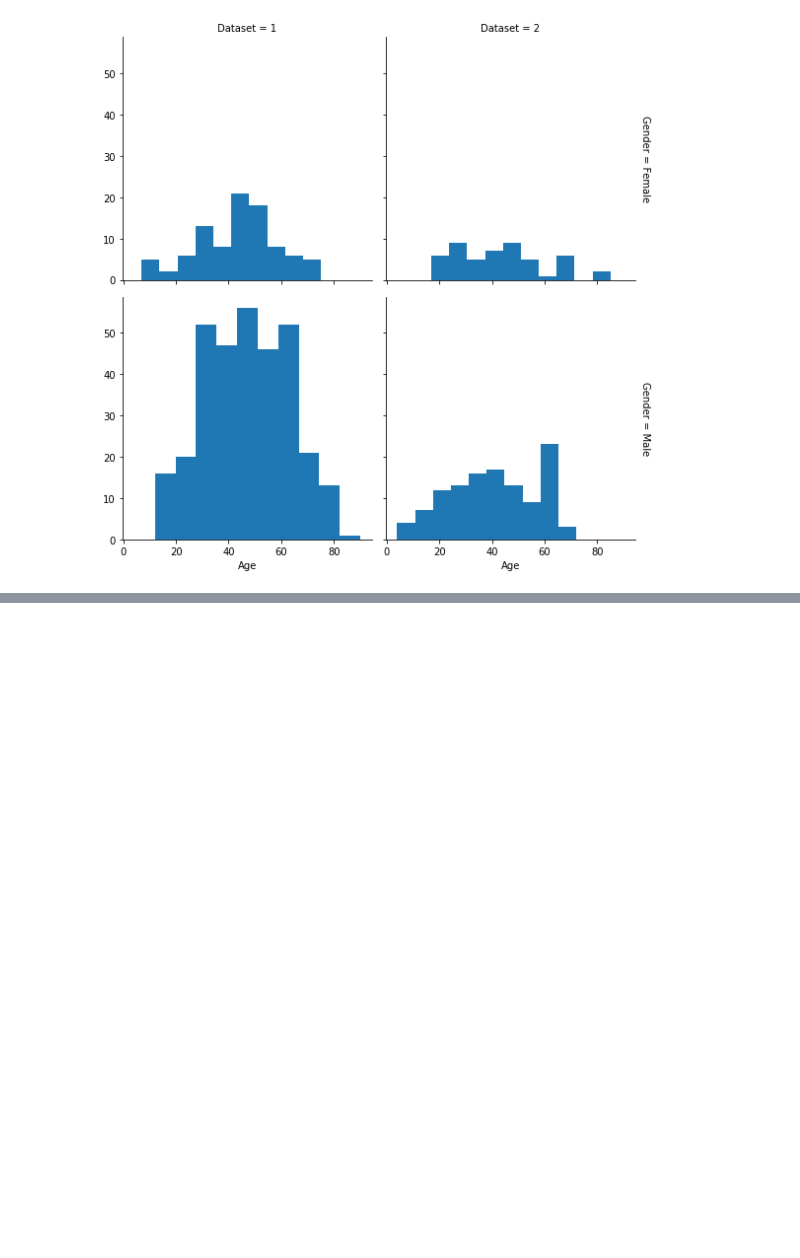
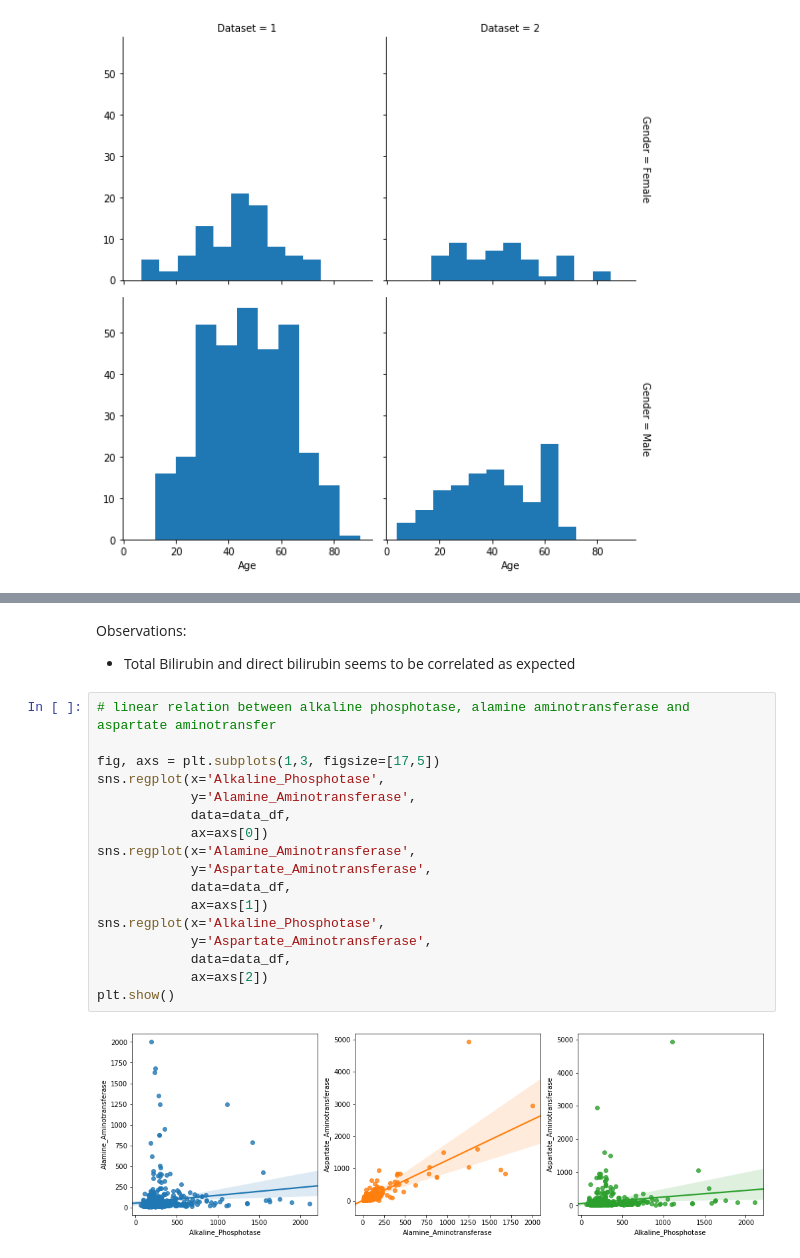
Before and after one commit to IndML101/Liver-Patients, a Jupyter notebook: Liver-Patients.ipynb, the cells around one changed output, grey strips where cells are left out. Drawn from its saved outputs; the diff is of its cells as text; blank space fills up the shorter version.

```diff
--- a/Liver-Patients.ipynb
+++ b/Liver-Patients.ipynb
@@ -289,0 +304,22 @@ plt.show()
+# %% [markdown]
+Observations:
+*  Total Bilirubin and direct bilirubin seems to be correlated as expected
+# %%
+# linear relation between alkaline phosphotase, alamine aminotransferase and aspartate aminotransfer
+
+fig, axs = plt.subplots(1,3, figsize=[17,5])
+sns.regplot(x='Alkaline_Phosphotase',
+            y='Alamine_Aminotransferase',
+            data=data_df,
+            ax=axs[0])
+sns.regplot(x='Alamine_Aminotransferase',
+            y='Aspartate_Aminotransferase',
+            data=data_df,
+            ax=axs[1])
+sns.regplot(x='Alkaline_Phosphotase',
+            y='Aspartate_Aminotransferase',
+            data=data_df,
+            ax=axs[2])
+plt.show()
+# %% [output]
+[figure, added]
```
Also changed, not shown: parts of 16 cells of this notebook.
